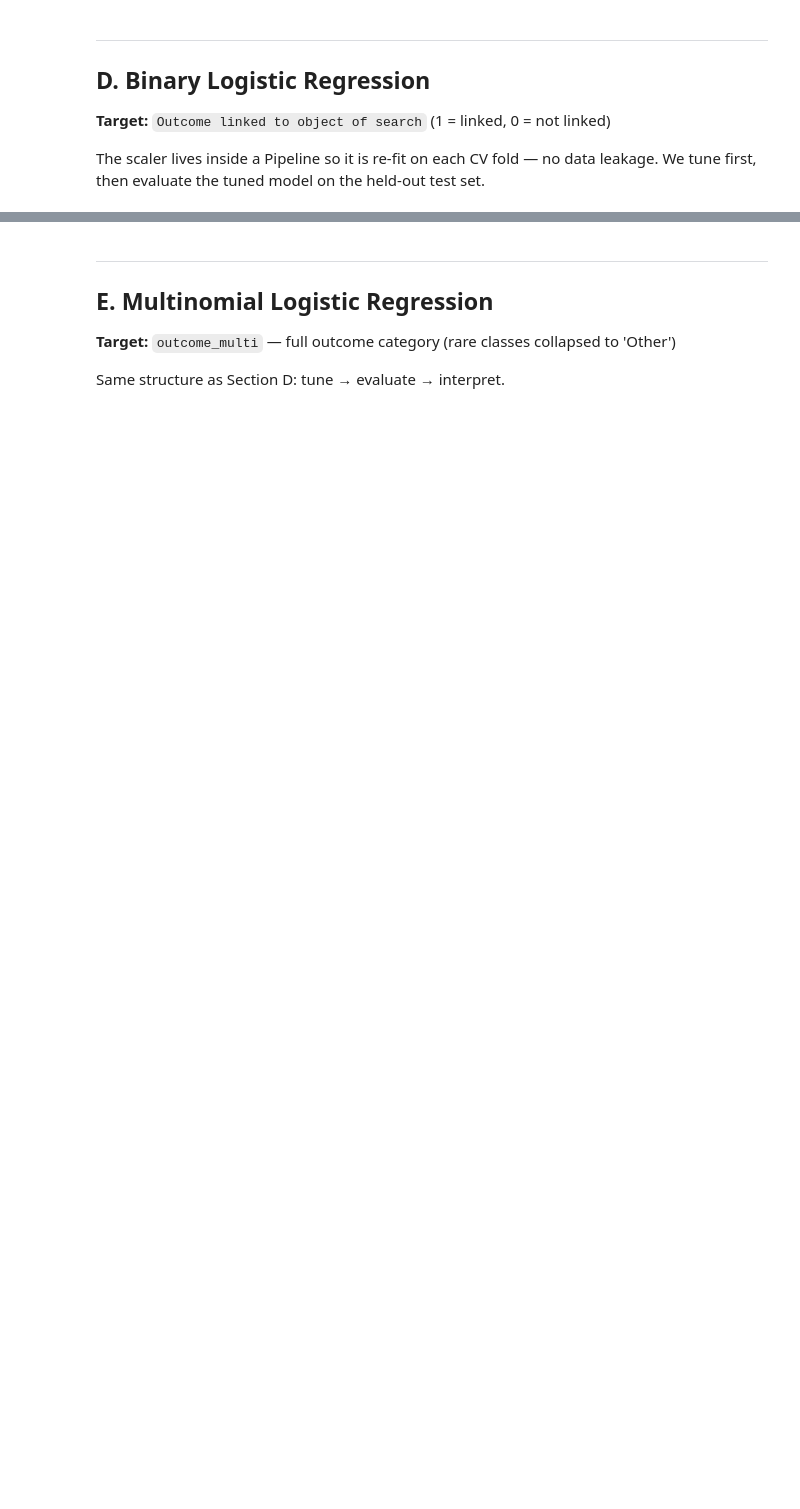
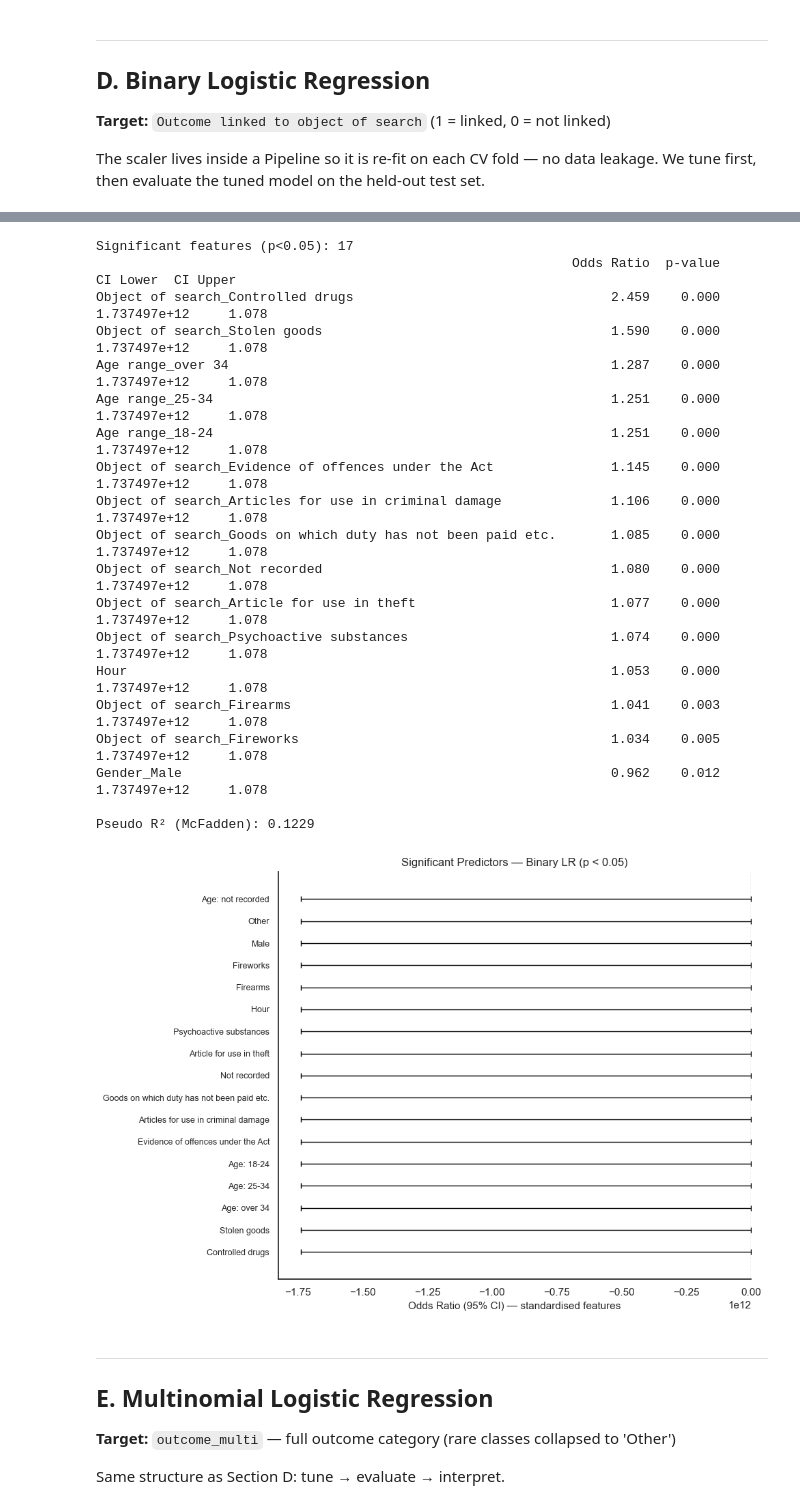
Before and after one commit to teresamcgarry/British_Transport_Police-, a Jupyter notebook: python/stop_and_search_final.ipynb, the cells around one changed output, grey strips where cells are left out. Cells and saved outputs as stored; diff of their text form; code cells hidden in the pictures; blank space fills up the shorter version.

```diff
--- a/python/stop_and_search_final.ipynb
+++ b/python/stop_and_search_final.ipynb
@@ -1392,6 +1411,7 @@ df_prep['Hour'] = df_prep['Date'].dt.hour
 df_prep['outcome_binary'] = (
     df_prep['Outcome linked to object of search']
     .map({'True': 1, 'False': 0, True: 1, False: 0})
+    .fillna(0)
     .astype(int)
 )
 
@@ -1596,35 +1662,56 @@ coef_df = pd.DataFrame({
     'CI Upper':   np.exp(logit_fit.conf_int()[1][1:]),
 }, index=X_raw.columns).sort_values('Odds Ratio', ascending=False)
 
 sig = coef_df[coef_df['p-value'] < 0.05]
 print(f'Significant features (p<0.05): {len(sig)}')
 print(sig.head(15).round(3).to_string())
 print(f'\nPseudo R² (McFadden): {logit_fit.prsquared:.4f}')
 
 # Forest plot
 plot_df = sig.head(20).copy()
 plot_df.index = (plot_df.index
     .str.replace('Object of search_', '', regex=False)
     .str.replace('Age range_', 'Age: ', regex=False)
     .str.replace('Officer-defined ethnicity_', '', regex=False)
     .str.replace('Gender_', '', regex=False))
 
 fig, ax = plt.subplots(figsize=(10, 7))
 ypos = range(len(plot_df))
 ax.barh(list(ypos), plot_df['Odds Ratio'],
         color=['#e05c5c' if v > 1 else '#5c8ee0' for v in plot_df['Odds Ratio']], alpha=0.8)
 ax.errorbar(plot_df['Odds Ratio'], list(ypos),
-            xerr=[plot_df['Odds Ratio'] - plot_df['CI Lower'],
-                  plot_df['CI Upper']   - plot_df['Odds Ratio']],
+            xerr=[(plot_df['Odds Ratio'] - plot_df['CI Lower']).abs(),
+                  (plot_df['CI Upper']   - plot_df['Odds Ratio']).abs()],
             fmt='none', color='black', capsize=3, linewidth=1)
 ax.set_yticks(list(ypos))
 ax.set_yticklabels(plot_df.index, fontsize=9)
 ax.axvline(1, color='black', linewidth=0.8, linestyle='--')
 ax.set_xlabel('Odds Ratio (95% CI) — standardised features')
 ax.set_title('Significant Predictors — Binary LR (p < 0.05)', fontsize=12)
 sns.despine()
 plt.tight_layout()
 plt.show()
+# %% [output]
+Significant features (p<0.05): 17
+                                                             Odds Ratio  p-value      CI Lower  CI Upper
+Object of search_Controlled drugs                                 2.459    0.000  1.737497e+12     1.078
+Object of search_Stolen goods                                     1.590    0.000  1.737497e+12     1.078
+Age range_over 34                                                 1.287    0.000  1.737497e+12     1.078
+Age range_25-34                                                   1.251    0.000  1.737497e+12     1.078
+Age range_18-24                                                   1.251    0.000  1.737497e+12     1.078
+Object of search_Evidence of offences under the Act               1.145    0.000  1.737497e+12     1.078
+Object of search_Articles for use in criminal damage              1.106    0.000  1.737497e+12     1.078
+Object of search_Goods on which duty has not been paid etc.       1.085    0.000  1.737497e+12     1.078
+Object of search_Not recorded                                     1.080    0.000  1.737497e+12     1.078
+Object of search_Article for use in theft                         1.077    0.000  1.737497e+12     1.078
+Object of search_Psychoactive substances                          1.074    0.000  1.737497e+12     1.078
+Hour                                                              1.053    0.000  1.737497e+12     1.078
+Object of search_Firearms                                         1.041    0.003  1.737497e+12     1.078
+Object of search_Fireworks                                        1.034    0.005  1.737497e+12     1.078
+Gender_Male                                                       0.962    0.012  1.737497e+12     1.078
+
+Pseudo R² (McFadden): 0.1229
+[figure, added]
 # %% [markdown]
 ---
 ## E. Multinomial Logistic Regression
```
Also changed, not shown: parts of 18 cells of this notebook.
